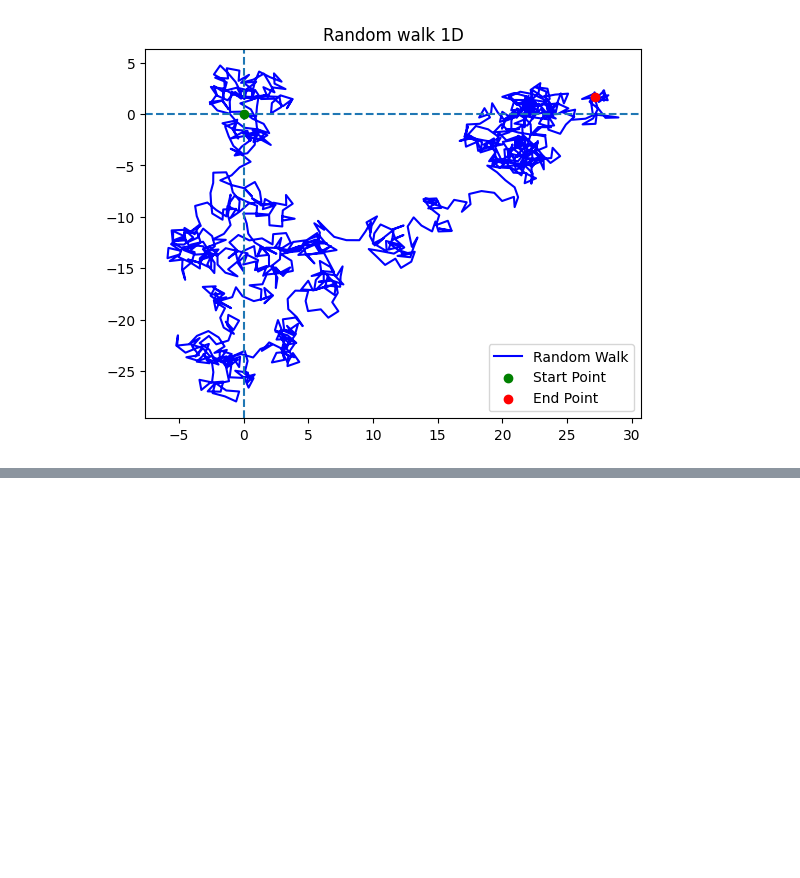
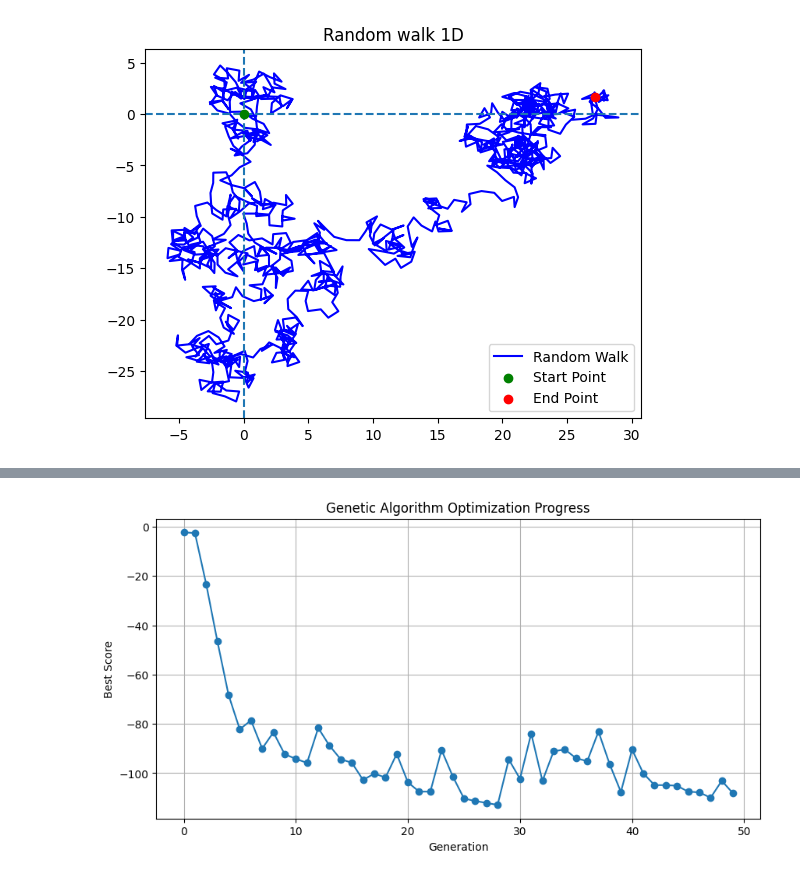
Before and after one commit to soham2121/Model-thinking, a Jupyter notebook: finalpt2.ipynb, the cells around one changed output, grey strips where cells are left out. Drawn from its saved outputs; the diff is of its cells as text; code cells hidden in the pictures; blank space fills up the shorter version.

```diff
--- a/finalpt2.ipynb
+++ b/finalpt2.ipynb
@@ -234,0 +383,70 @@ plt.show()
+# %%
+# Genetic Algorithm
+import numpy as np
+import matplotlib.pyplot as plt
+
+
+# Define the objective function to optimize (e.g., a simple quadratic function)
+def objective_function(x):
+  return -1 * (x ** 2 - 4 * x + 6) # Maximizing this function
+
+
+# GA parameters
+population_size = 20
+mutation_rate = 0.1
+generations = 50
+search_space = (-10, 10) # Range for x values
+
+
+# Initialize population
+population = np.random.uniform(search_space[0], search_space[1], population_size)
+
+
+# Evolution process
+best_scores = []
+
+
+def selection(pop, scores):
+  probabilities = scores / scores.sum()
+  return np.random.choice(pop, size=population_size, p=probabilities)
+
+
+def crossover(parent1, parent2):
+  return (parent1 + parent2) / 2
+
+
+def mutate(individual):
+  if np.random.rand() < mutation_rate:
+    individual += np.random.uniform(-1, 1)
+  return individual
+
+
+for gen in range(generations):
+  scores = np.array([objective_function(x) for x in population])
+  best_scores.append(np.max(scores))
+
+
+  selected = selection(population, scores)
+  next_generation = []
+
+
+  for i in range(0, population_size, 2):
+    p1, p2 = selected[i], selected[i+1]
+    offspring1, offspring2 = crossover(p1, p2), crossover(p2, p1)
+    next_generation.append(mutate(offspring1))
+    next_generation.append(mutate(offspring2))
+
+
+  population = np.array(next_generation)
+
+
+# Plot the improvement in the objective function
+plt.figure(figsize=(10, 5))
+plt.plot(best_scores, marker='o', linestyle='-')
+plt.xlabel("Generation")
+plt.ylabel("Best Score")
+plt.title("Genetic Algorithm Optimization Progress")
+plt.grid()
+plt.show()
+# %% [output]
+[figure, added]
```
Also changed, not shown: parts of 3 cells of this notebook.
